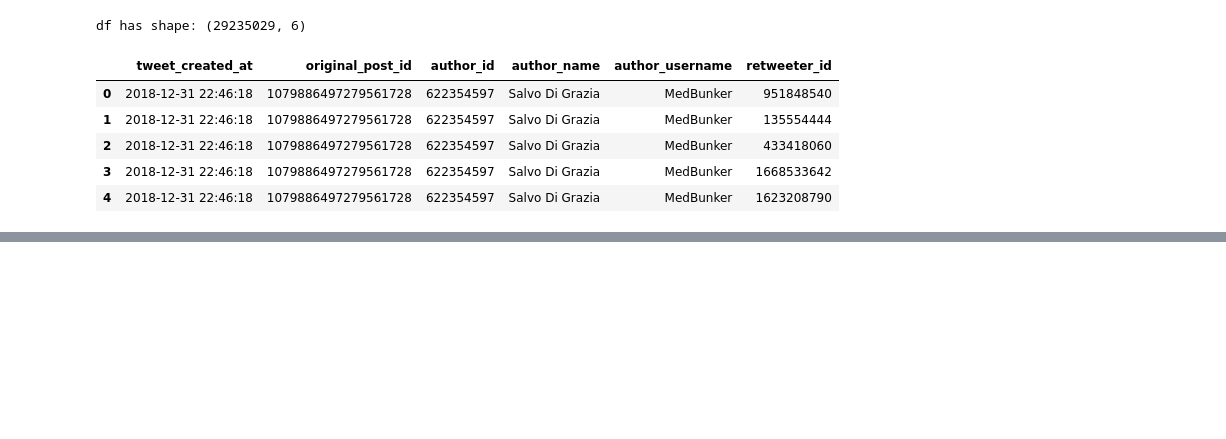
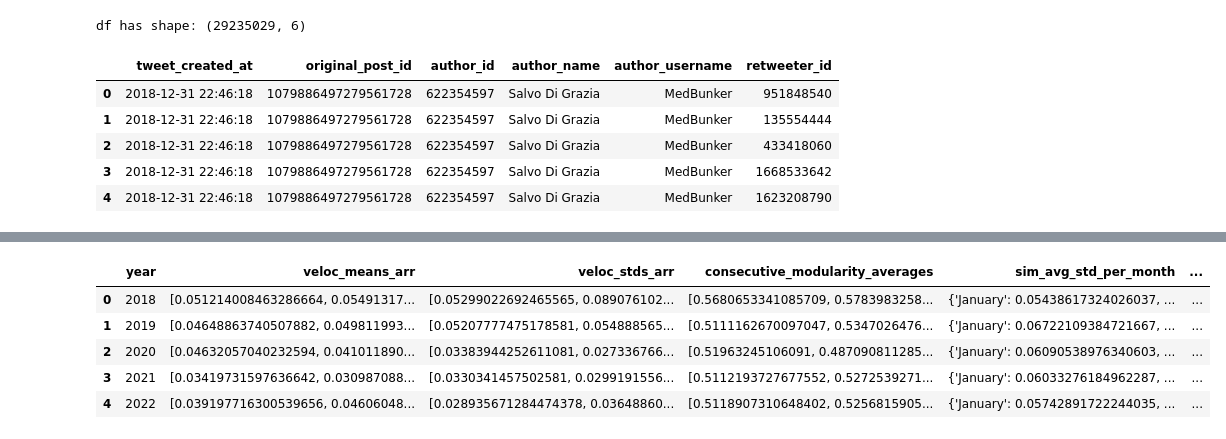
Before and after one commit to JurajkoDS/Intedisciplinary-Project--Newspapers-Similarity---SS25--CSH-Vienna, a Jupyter notebook: load_data.ipynb, the cells around one changed output, grey strips where cells are left out. Saved outputs shown, nothing was run; the diff lists cells and outputs as text; code cells hidden in the pictures; blank space fills up the shorter version.

```diff
--- a/load_data.ipynb
+++ b/load_data.ipynb
@@ -78,0 +106,15 @@ Saving df to checkpoint...
+# %%
+month_mapping = {
+    1: "January",
+    2: "February",
+    3: "March",
+    4: "April",
+    5: "May",
+    6: "June",
+    7: "July",
+    8: "August",
+    9: "September",
+    10: "October",
+    11: "November",
+    12: "December"
+}
@@ -78,0 +127,18 @@ Saving df to checkpoint...
+# %%
+def author_mapping(month_name:str):
+
+        '''
+        This function outputs the top and bottom 10 similarities for a specific month.
+        '''
+        author_to_index = {author: j for j, author in enumerate(month_data[month_name]['author_id'].unique())}
+
+        ## Create a mapping from author_id to author_name
+        author_id_to_name = month_data[month_name].set_index('author_id')['author_name'].to_dict()
+
+        #  Map author IDs to names
+        author_names = [author_id_to_name[author] for author in author_to_index.keys()]
+
+        # Create a DataFrame for the similarities matrix
+        similarities_df = similarities_copy[month_name]
+        similarities_df.columns = author_names
+        similarities_df.index = author_names
@@ -78,0 +275,9 @@ Saving df to checkpoint...
+# %%
+stats_df.head()
+# %% [output]
+|  | year | veloc_means_arr | veloc_stds_arr | consecutive_modularity_averages | sim_avg_std_per_month | ... |
+| 0 | 2018 | [0.051214008463286664, 0.05491317... | [0.05299022692465565, 0.089076102... | [0.5680653341085709, 0.5783983258... | {'January': 0.05438617324026037, ... | ... |
+| 1 | 2019 | [0.04648863740507882, 0.049811993... | [0.05207777475178581, 0.054888565... | [0.5111162670097047, 0.5347026476... | {'January': 0.06722109384721667, ... | ... |
+| 2 | 2020 | [0.04632057040232594, 0.041011890... | [0.03383944252611081, 0.027336766... | [0.51963245106091, 0.487090811285... | {'January': 0.06090538976340603, ... | ... |
+| 3 | 2021 | [0.03419731597636642, 0.030987088... | [0.0330341457502581, 0.0299191556... | [0.5112193727677552, 0.5272539271... | {'January': 0.06033276184962287, ... | ... |
+| 4 | 2022 | [0.039197716300539656, 0.04606048... | [0.028935671284474378, 0.03648860... | [0.5118907310648402, 0.5256815905... | {'January': 0.05742891722244035, ... | ... |
```
Also changed, not shown: parts of 26 cells of this notebook, 22 other files.
